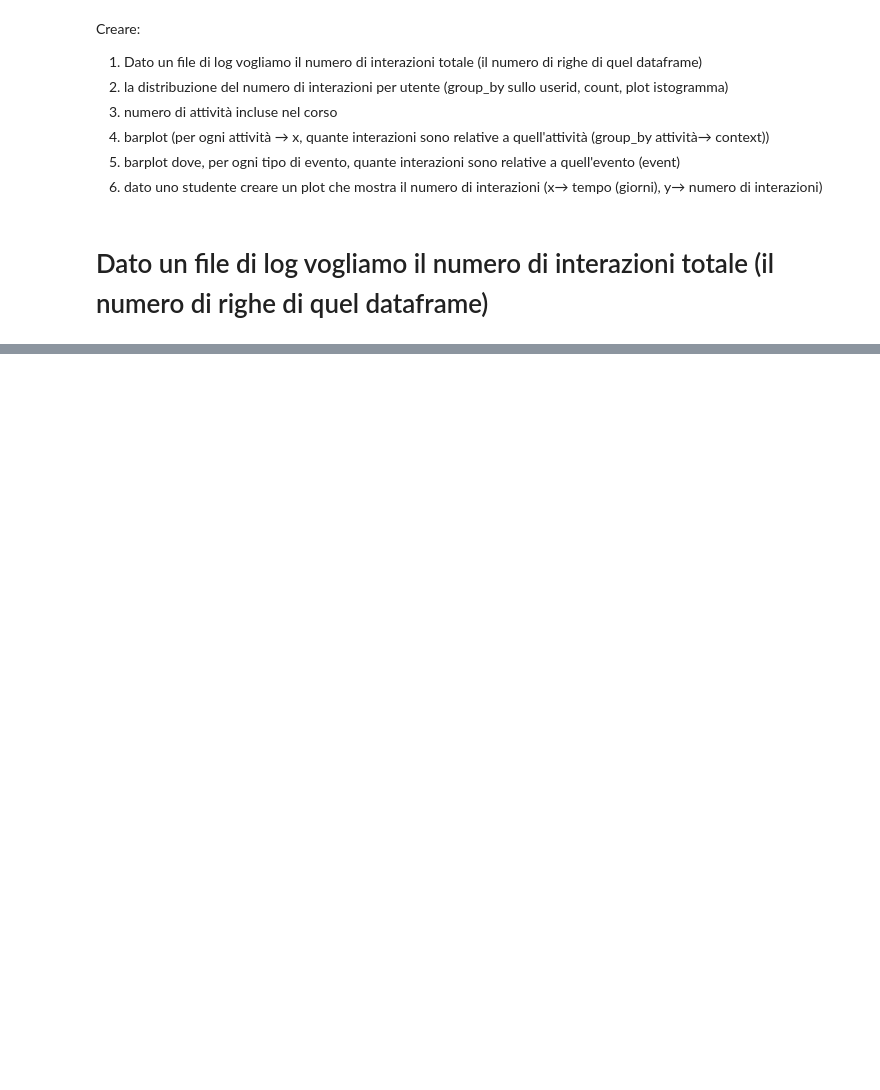
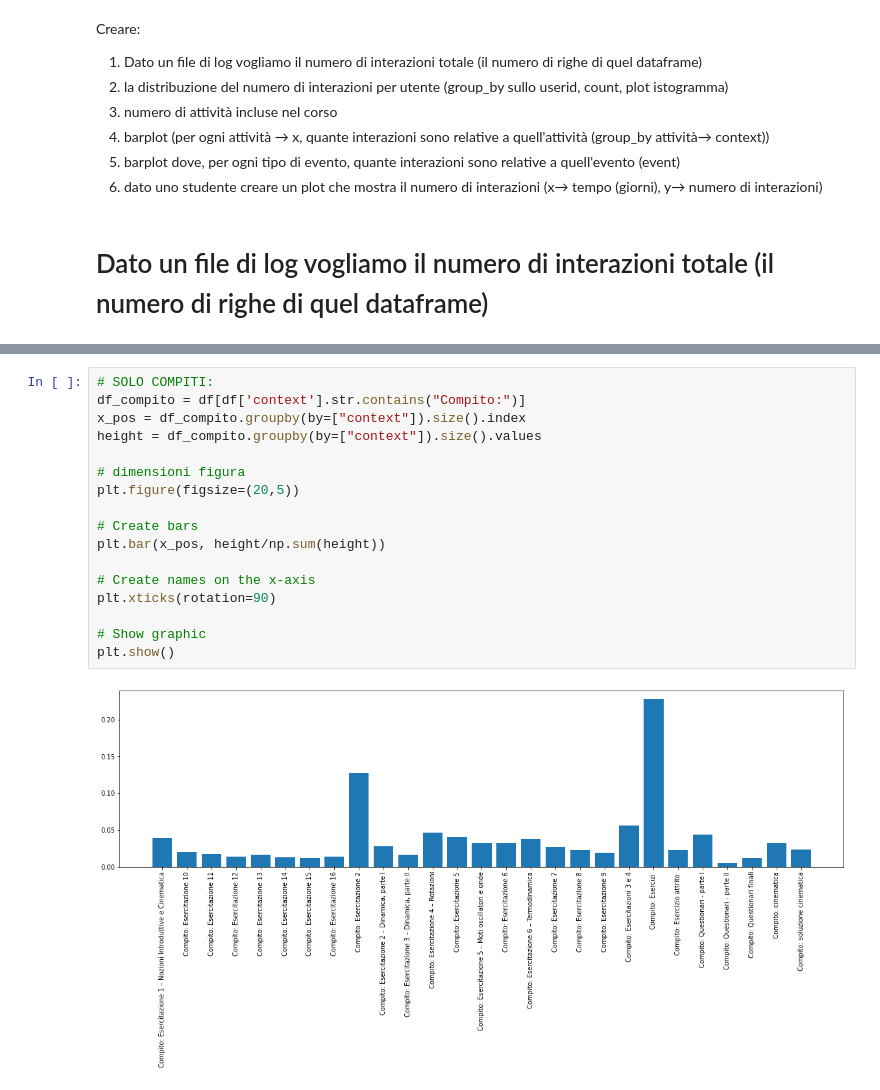
Before and after one commit to RobertaGalici/EducationMoodle, a Jupyter notebook: CourseData.ipynb, the cells around one changed output, grey strips where cells are left out. Drawn from its saved outputs; the diff is of its cells as text; blank space fills up the shorter version.

```diff
--- a/CourseData.ipynb
+++ b/CourseData.ipynb
@@ -61,0 +131,19 @@ plt.show()
+# %%
+# SOLO COMPITI:
+df_compito = df[df['context'].str.contains("Compito:")]
+x_pos = df_compito.groupby(by=["context"]).size().index
+height = df_compito.groupby(by=["context"]).size().values
+
+# dimensioni figura
+plt.figure(figsize=(20,5))
+
+# Create bars
+plt.bar(x_pos, height/np.sum(height))
+
+# Create names on the x-axis
+plt.xticks(rotation=90)
+
+# Show graphic
+plt.show()
+# %% [output]
+[figure, added]
```
Also changed, not shown: parts of 24 cells of this notebook, 1 other file.
